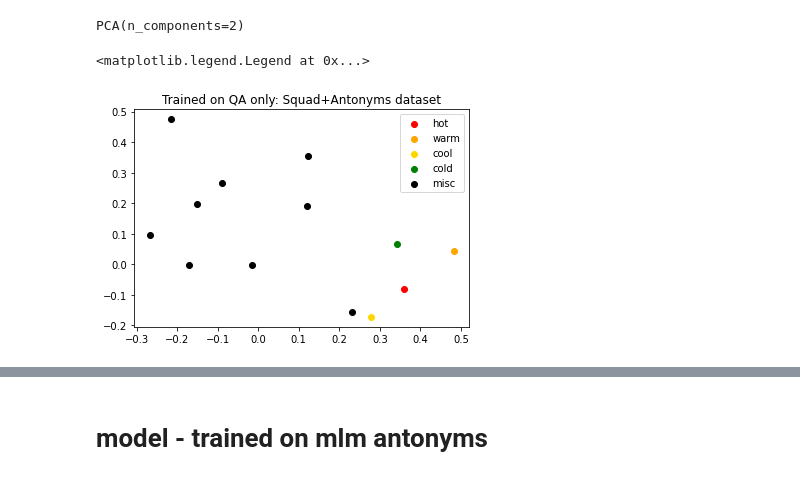
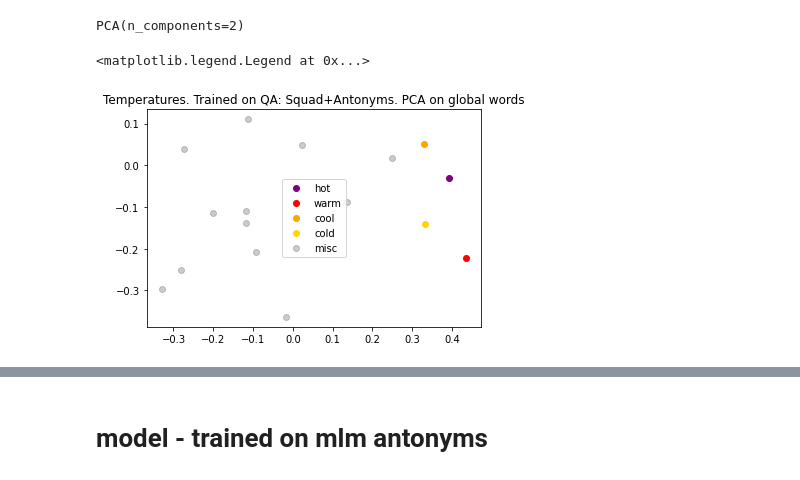
Before and after one commit to notsambeck/nlp-final, a Jupyter notebook: visualizing_embeddings.ipynb, the cells around one changed output, grey strips where cells are left out. Saved outputs shown, nothing was run; the diff lists cells and outputs as text; code cells hidden in the pictures.

Commit message:
updated plots

```diff
--- a/visualizing_embeddings.ipynb
+++ b/visualizing_embeddings.ipynb
@@ -34,4 +41,2 @@ intelligence_words = ['intelligent', 'smart', 'clever', 'dumb', 'stupid', 'idiot
-# %%
-other_words = ['arbitrary', 'random', 'friendly', 'angry', 'goat', 'australia', 'billion', 'hunger', 'asbestos']
 # %%
-words = temp_words+other_words+intelligence_words
+words = temperatures+other_words+intelligences
@@ -59,15 +68,24 @@ pca = PCA(n_components=2)
 pca.fit(X)
 # %% [output]
 PCA(n_components=2)
+# %%
+def get_embedding(word):
+    tensor = get_tensor(word)
+    return embeddings(tensor).detach()
+# %%
+def get_embedding_matrix(words):
+    res = []
+    for word in words:
+        res.append(get_embedding(word))
+    return torch.stack(res).numpy()
 # %%
-temp_colors = ['red', 'orange', 'gold', 'green']
-for i, word in enumerate(temp_words):
+for i, word in enumerate(temperatures):
     t = pca.transform(get_embedding_matrix([word]))
-    plt.scatter(t[:,0], t[:,1], c=temp_colors[i], label=word)
+    plt.scatter(t[:,0], t[:,1], c=colors[i], label=word)
 others = pca.transform(get_embedding_matrix(other_words))
-plt.scatter(others[:,0], others[:,1], c='k', label='misc')
-plt.title('Trained on QA only: Squad+Antonyms dataset')
+plt.scatter(others[:,0], others[:,1], c='k', label='misc', alpha=0.2)
+plt.title('Temperatures. Trained on QA: Squad+Antonyms. PCA on global words')
 plt.legend()
 # %% [output]
 <matplotlib.legend.Legend at 0x...>
-[figure, old version]
+[figure, new version]
```
Also changed, not shown: parts of 51 cells of this notebook.
